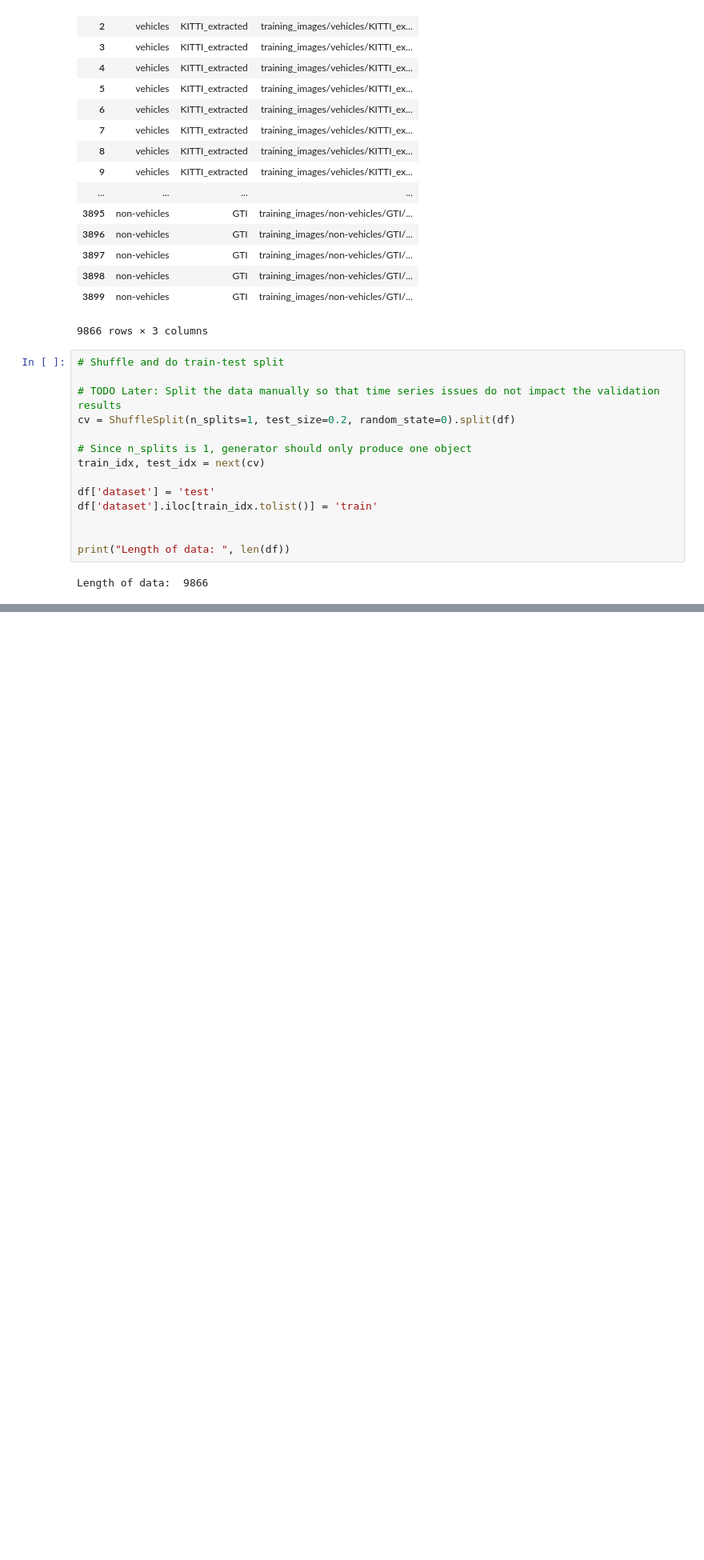
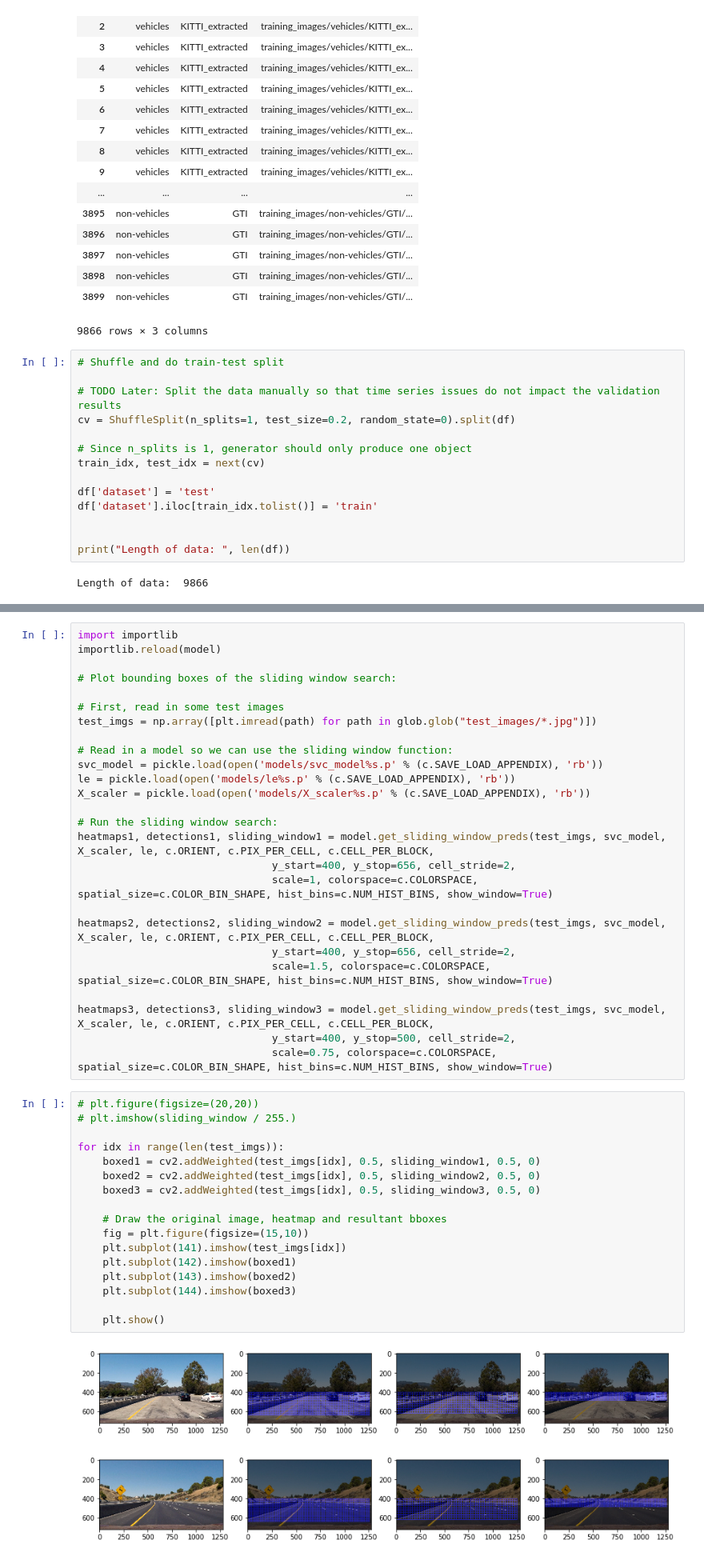
Before and after one commit to gavinong10/CarND-Vehicle-Detection, a Jupyter notebook: final_explore.ipynb, the cells around one changed output, grey strips where cells are left out. Shown at 80% size. Saved outputs shown, nothing was run; the diff lists cells and outputs as text; blank space fills up the shorter version.

Commit message:
Add code to generate images

```diff
--- a/final_explore.ipynb
+++ b/final_explore.ipynb
@@ -85,0 +68,46 @@ subset_df
+# %%
+import importlib
+importlib.reload(model)
+
+# Plot bounding boxes of the sliding window search:
+
+# First, read in some test images
+test_imgs = np.array([plt.imread(path) for path in glob.glob("test_images/*.jpg")])
+
+# Read in a model so we can use the sliding window function:
+svc_model = pickle.load(open('models/svc_model%s.p' % (c.SAVE_LOAD_APPENDIX), 'rb'))
+le = pickle.load(open('models/le%s.p' % (c.SAVE_LOAD_APPENDIX), 'rb'))
+X_scaler = pickle.load(open('models/X_scaler%s.p' % (c.SAVE_LOAD_APPENDIX), 'rb'))
+
+# Run the sliding window search:
+heatmaps1, detections1, sliding_window1 = model.get_sliding_window_preds(test_imgs, svc_model, X_scaler, le, c.ORIENT, c.PIX_PER_CELL, c.CELL_PER_BLOCK,
+                               y_start=400, y_stop=656, cell_stride=2,
+                               scale=1, colorspace=c.COLORSPACE, spatial_size=c.COLOR_BIN_SHAPE, hist_bins=c.NUM_HIST_BINS, show_window=True)
+
+heatmaps2, detections2, sliding_window2 = model.get_sliding_window_preds(test_imgs, svc_model, X_scaler, le, c.ORIENT, c.PIX_PER_CELL, c.CELL_PER_BLOCK,
+                               y_start=400, y_stop=656, cell_stride=2,
+                               scale=1.5, colorspace=c.COLORSPACE, spatial_size=c.COLOR_BIN_SHAPE, hist_bins=c.NUM_HIST_BINS, show_window=True)
+
+heatmaps3, detections3, sliding_window3 = model.get_sliding_window_preds(test_imgs, svc_model, X_scaler, le, c.ORIENT, c.PIX_PER_CELL, c.CELL_PER_BLOCK,
+                               y_start=400, y_stop=500, cell_stride=2,
+                               scale=0.75, colorspace=c.COLORSPACE, spatial_size=c.COLOR_BIN_SHAPE, hist_bins=c.NUM_HIST_BINS, show_window=True)
+# %%
+# plt.figure(figsize=(20,20))
+# plt.imshow(sliding_window / 255.)
+
+for idx in range(len(test_imgs)):
+    boxed1 = cv2.addWeighted(test_imgs[idx], 0.5, sliding_window1, 0.5, 0)
+    boxed2 = cv2.addWeighted(test_imgs[idx], 0.5, sliding_window2, 0.5, 0)
+    boxed3 = cv2.addWeighted(test_imgs[idx], 0.5, sliding_window3, 0.5, 0)
+
+    # Draw the original image, heatmap and resultant bboxes
+    fig = plt.figure(figsize=(15,10))
+    plt.subplot(141).imshow(test_imgs[idx])
+    plt.subplot(142).imshow(boxed1)
+    plt.subplot(143).imshow(boxed2)
+    plt.subplot(144).imshow(boxed3)
+
+    plt.show()
+# %% [output]
+[figure, added]
+[figure, added]
```
Also changed, not shown: parts of 5 cells of this notebook, 8 other files.
